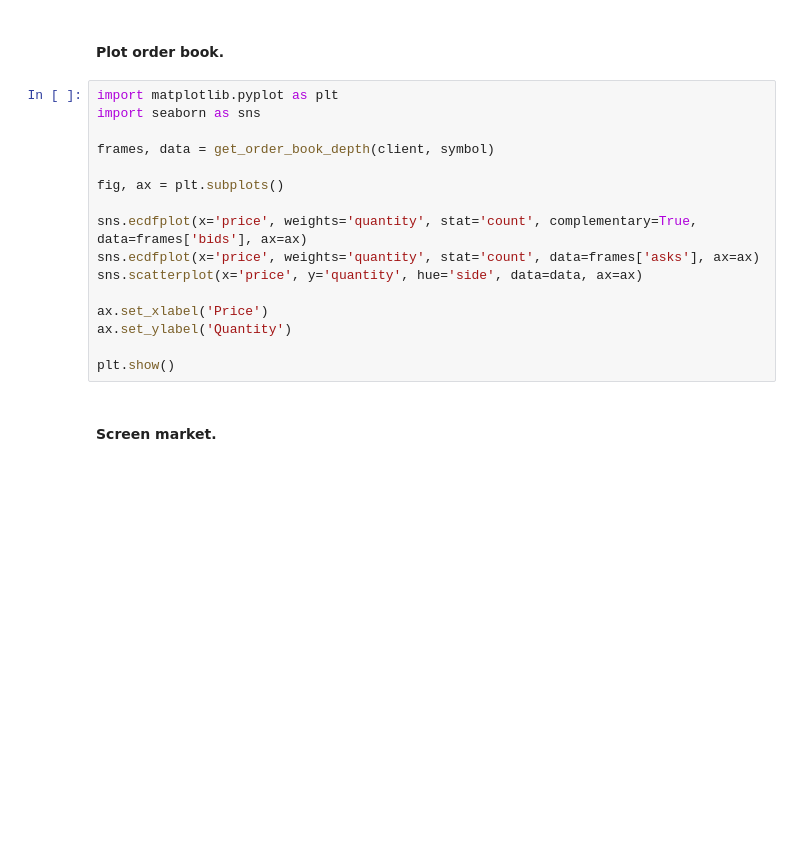
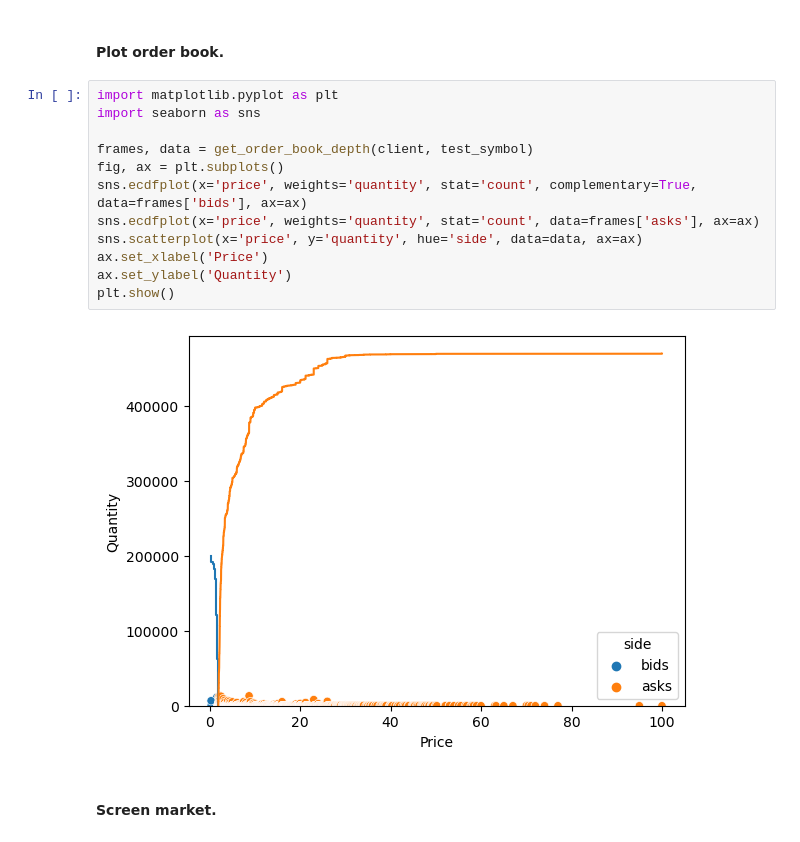
Before and after one commit to Humbleman72/crypto_bot, a Jupyter notebook: crypto_logger_tests.ipynb, the cells around one changed output. Saved outputs shown, nothing was run; the diff lists cells and outputs as text; blank space fills up the shorter version.

```diff
--- a/crypto_logger_tests.ipynb
+++ b/crypto_logger_tests.ipynb
@@ -482,19 +626,17 @@ trigger
 # %%
 import matplotlib.pyplot as plt
 import seaborn as sns
 
-frames, data = get_order_book_depth(client, symbol)
-
+frames, data = get_order_book_depth(client, test_symbol)
 fig, ax = plt.subplots()
-
 sns.ecdfplot(x='price', weights='quantity', stat='count', complementary=True, data=frames['bids'], ax=ax)
 sns.ecdfplot(x='price', weights='quantity', stat='count', data=frames['asks'], ax=ax)
 sns.scatterplot(x='price', y='quantity', hue='side', data=data, ax=ax)
-
 ax.set_xlabel('Price')
 ax.set_ylabel('Quantity')
-
 plt.show()
+# %% [output]
+[figure, added]
 # %% [markdown]
 #### Screen market.
 # %%
```
Also changed, not shown: parts of 16 cells of this notebook, 3 other files.
